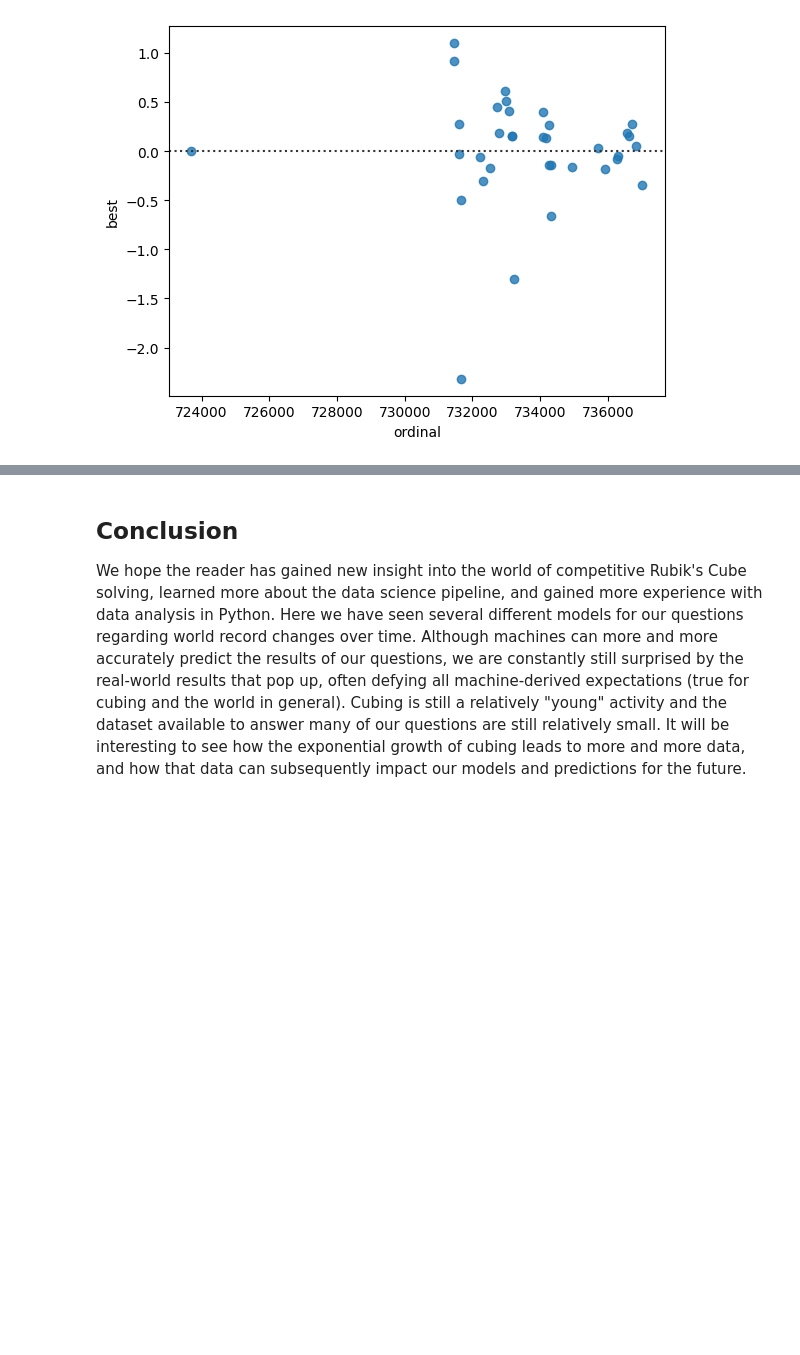
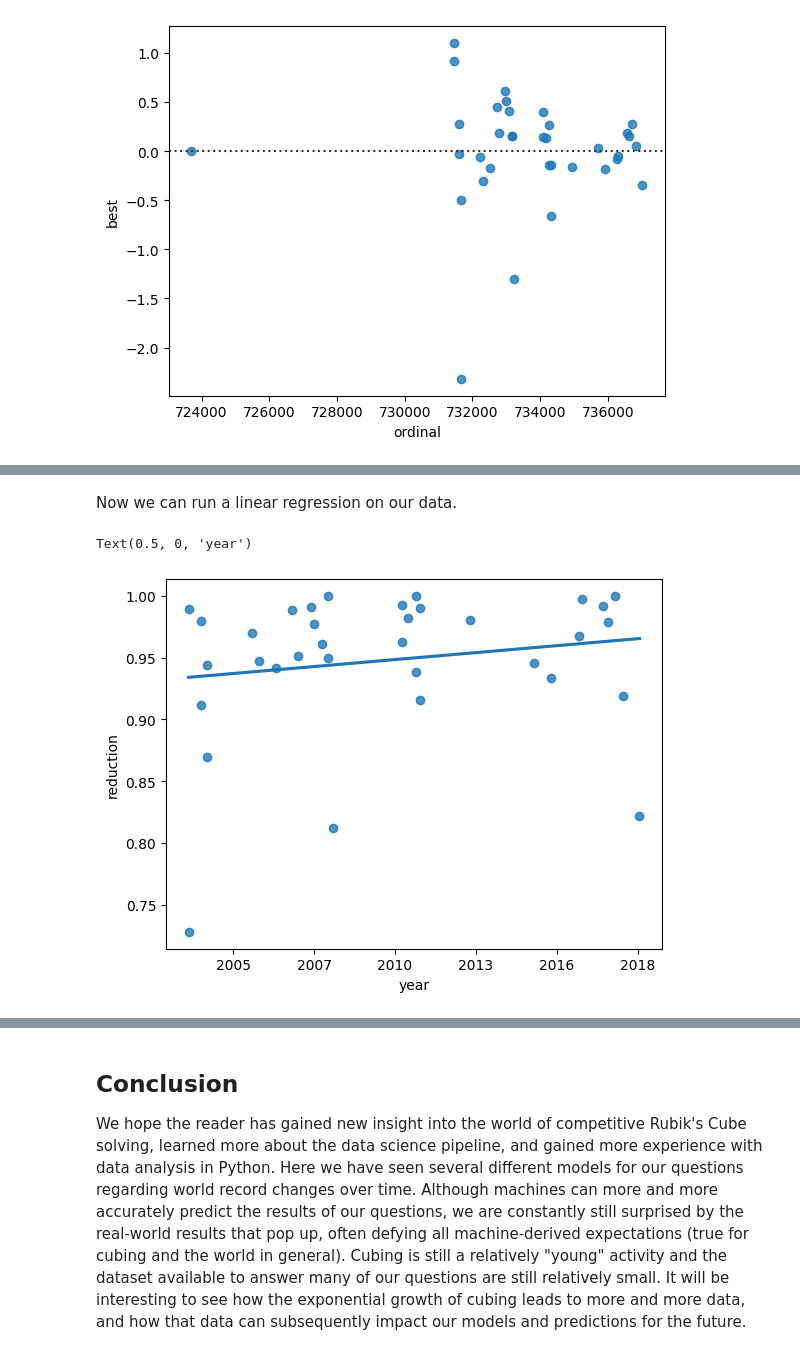
Before and after one commit to chen2li3an1/chen2li3an1.github.io, a Jupyter notebook: Final.ipynb, the cells around one changed output, grey strips where cells are left out. Saved outputs shown, nothing was run; the diff lists cells and outputs as text; code cells hidden in the pictures; blank space fills up the shorter version.

```diff
--- a/Final.ipynb
+++ b/Final.ipynb
@@ -659,0 +701,18 @@ sns.lineplot(data=df_333_singleWRs, x="date", y=y_prediction, color="#87bdff")
+# %%
+ordinal_time = []                                       # new column to add to df
+prev_row = df_333_singleWRs_reduction.iloc[0]           # prev row of our df (used when iterating)
+
+# iterating through each row
+for i, row in df_333_singleWRs_reduction.iterrows():
+    if i == 0:                                          # base case
+        ordinal_time.append(row["ordinal"])
+    else:
+        if prev_row["ordinal"] == row["ordinal"]:       # if ordinal is same as the previous row
+            ordinal_time.append(row["ordinal"]+0.5)
+        else:
+            ordinal_time.append(row["ordinal"])
+        prev_row = row
+
+# add the new column
+df_333_singleWRs_reduction["ordinal"] = ordinal_time
+df_333_singleWRs_reduction
@@ -659,0 +737,13 @@ sns.lineplot(data=df_333_singleWRs, x="date", y=y_prediction, color="#87bdff")
+# %% [markdown]
+Now we can run a linear regression on our data.
+# %%
+sns.regplot(data=df_333_singleWRs_reduction, x="ordinal", y="reduction", ci=None)
+
+# changing x-axis tick labels from ordinals to year
+ax = plt.gca()              # get current ax
+xticks = ax.get_xticks()    # get xticks
+ax.set_xticklabels([datetime.date.fromordinal(int(x)).year for x in xticks])    # convert each ordinal to a year
+ax.set_xlabel("year")       # changing x-axis label
+# %% [output]
+Text(0.5, 0, 'year')
+[figure, added]
```
Also changed, not shown: parts of 32 cells of this notebook.
